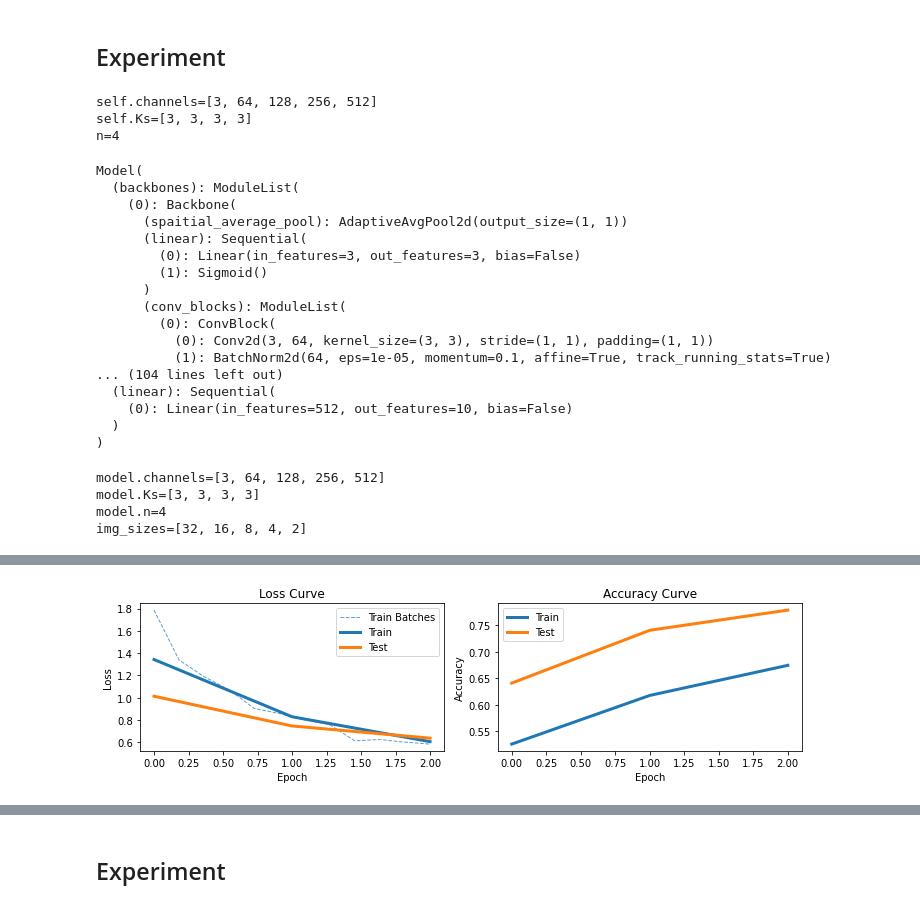
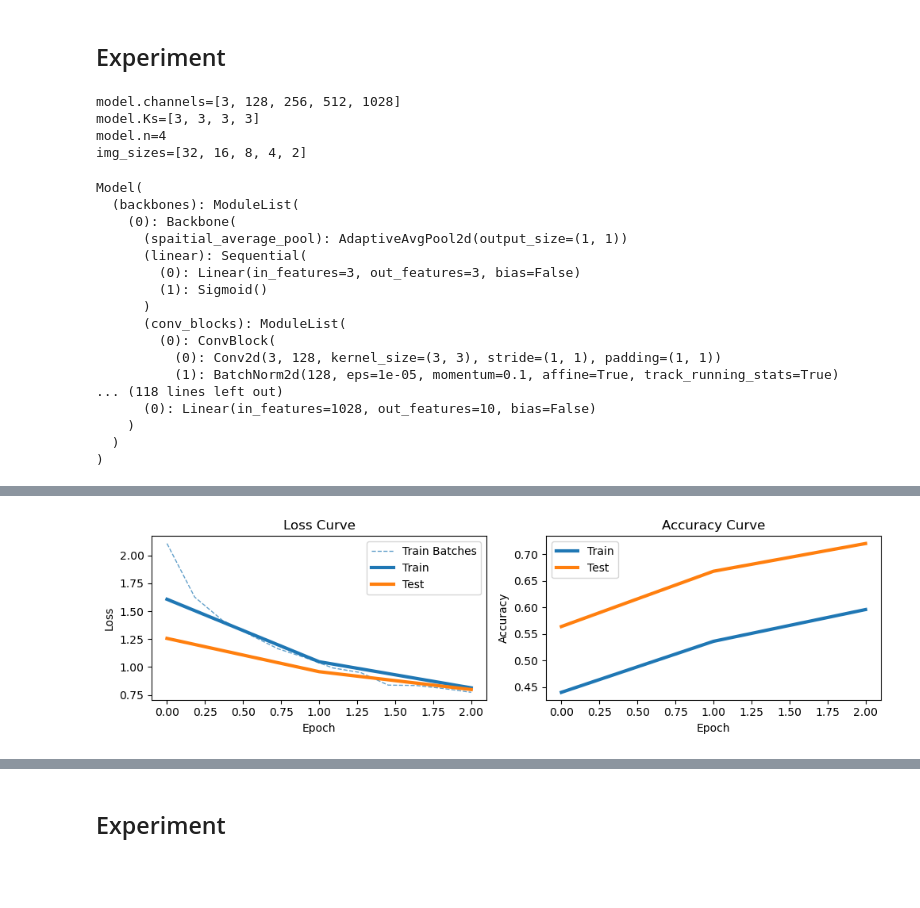
Before and after one commit to Ataago-AI/NN-Deep-Learning, a Jupyter notebook: assignment/NN_DL_Assignment_1.ipynb, the cells around one changed output, grey strips where cells are left out. Saved outputs shown, nothing was run; the diff lists cells and outputs as text; code cells hidden in the pictures; blank space fills up the shorter version.

Commit message:
v0.5.3 : Better channels + Dropout + conv + bNorm +relu + pool Big run : 81%@20Epochs

```diff
--- a/assignment/NN_DL_Assignment_1.ipynb
+++ b/assignment/NN_DL_Assignment_1.ipynb
@@ -244,12 +267,12 @@ class Model(nn.Module):
 # %%
 class Trainer:
 
-    def __init__(self, model, criterion, optimizer, epochs, trainloader, testloader, logs_per_epoch=4) -> None:
+    def __init__(self, model, criterion, optimizer, trainloader, testloader, logs_per_epoch=4) -> None:
         self.model = model
         self.criterion = criterion
         self.optimizer = optimizer
 
-        self.epochs = epochs
+        self.epochs = 0
         self.log_step = len(trainloader) // logs_per_epoch
 
         self.trainloader = trainloader
@@ -263,12 +286,12 @@ class Trainer:
         self.val_accuracy = list()
 
 
-    def train(self, use_gpu=False):
+    def train(self, epochs=3, use_gpu=False):
 
         correct = 0
         total = 0
 
-        for epoch in range(self.epochs):  # loop over the dataset multiple times
+        for epoch in range(self.epochs, self.epochs + epochs):  # loop over the dataset multiple times
 
             batch_losses = list()
             running_loss = 0.0
@@ -311,6 +334,7 @@ class Trainer:
 
             self.eval()
 
+        self.epochs += epochs
         print('Finished Training')
 
 
@@ -412,7 +436,7 @@ STRIDE = 1
 # channels = [IMG_CHANNELS, 16, 32, 64, 64] #20, 25, 30]
 # channels = [IMG_CHANNELS, 4, 8, 16, ]
 # channels = [IMG_CHANNELS, 5, 7, 9, 11, 13]
-channels = [IMG_CHANNELS, 64, 128, 256, 512] #19, ]
+channels = [IMG_CHANNELS, 128, 256, 512, 1028] #19, ]
 # Ks = channels[1:]
 Ks = [3] * (len(channels) - 1)
 N = len(channels) - 1
@@ -426,14 +450,16 @@ model = Model(
 )
 
 model.apply(init_weights)
+
 if USE_GPU: model.to('cuda')
 model.set_debug(False)
-
+model_summary(model=model, trainloader=trainloader)
 model
 # %% [output]
-self.channels=[3, 64, 128, 256, 512]
-self.Ks=[3, 3, 3, 3]
-n=4
+model.channels=[3, 128, 256, 512, 1028]
+model.Ks=[3, 3, 3, 3]
+model.n=4
+img_sizes=[32, 16, 8, 4, 2]
 Model(
   (backbones): ModuleList(
     (0): Backbone(
@@ -444,20 +470,13 @@ Model(
       )
       (conv_blocks): ModuleList(
         (0): ConvBlock(
-          (0): Conv2d(3, 64, kernel_size=(3, 3), stride=(1, 1), padding=(1, 1))
-          (1): BatchNorm2d(64, eps=1e-05, momentum=0.1, affine=True, track_running_stats=True)
-... (104 lines left out)
-  (linear): Sequential(
-    (0): Linear(in_features=512, out_features=10, bias=False)
+          (0): Conv2d(3, 128, kernel_size=(3, 3), stride=(1, 1), padding=(1, 1))
+          (1): BatchNorm2d(128, eps=1e-05, momentum=0.1, affine=True, track_running_stats=True)
+... (118 lines left out)
+      (0): Linear(in_features=1028, out_features=10, bias=False)
+    )
   )
 )
-# %%
-model_summary(model=model, trainloader=trainloader)
-# %% [output]
-model.channels=[3, 64, 128, 256, 512]
-model.Ks=[3, 3, 3, 3]
-model.n=4
-img_sizes=[32, 16, 8, 4, 2]
 # %%
 # Init optimizer
 
@@ -467,11 +486,10 @@ MOMENTUM = 0.9 #0.9
 
 criterion = nn.CrossEntropyLoss()
 # optimizer = torch.optim.SGD(model.parameters(), lr=LR, momentum=MOMENTUM)
-optimizer = torch.optim.AdamW(model.parameters(), lr=LR, weight_decay=0.15)
+optimizer = torch.optim.AdamW(model.parameters(), lr=LR, weight_decay=0.05)
 # %%
 # Init Trainer
 
-EPOCHS = 3
 BATCH_SIZE = 128
 
 trainloader = torch.utils.data.DataLoader(trainset, batch_size=BATCH_SIZE, shuffle=True, num_workers=0)
@@ -482,14 +500,11 @@ trainer = Trainer(
     model=model,
     criterion=criterion,
     optimizer=optimizer,
-    epochs=EPOCHS,
     logs_per_epoch=4,
     trainloader=trainloader,
     testloader=testloader,
 )
 # %%
-trainer.epochs = 3
-
-trainer.train(use_gpu=USE_GPU)
+trainer.train(epochs=3, use_gpu=USE_GPU)
 trainer.plot()
 # %% [output]
@@ -520,3 +535,3 @@ Accuracy of the network on the 10000 test images: 77.91 %
 Finished Training
-[figure, old version]
+[figure, new version]
 # %%
```
Also changed, not shown: parts of 12 cells of this notebook.
